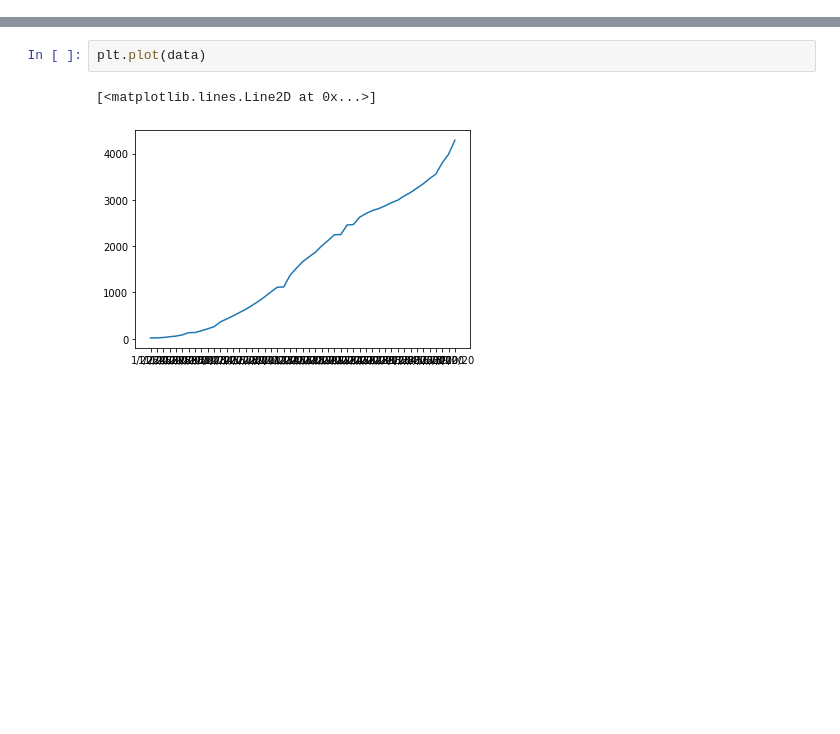
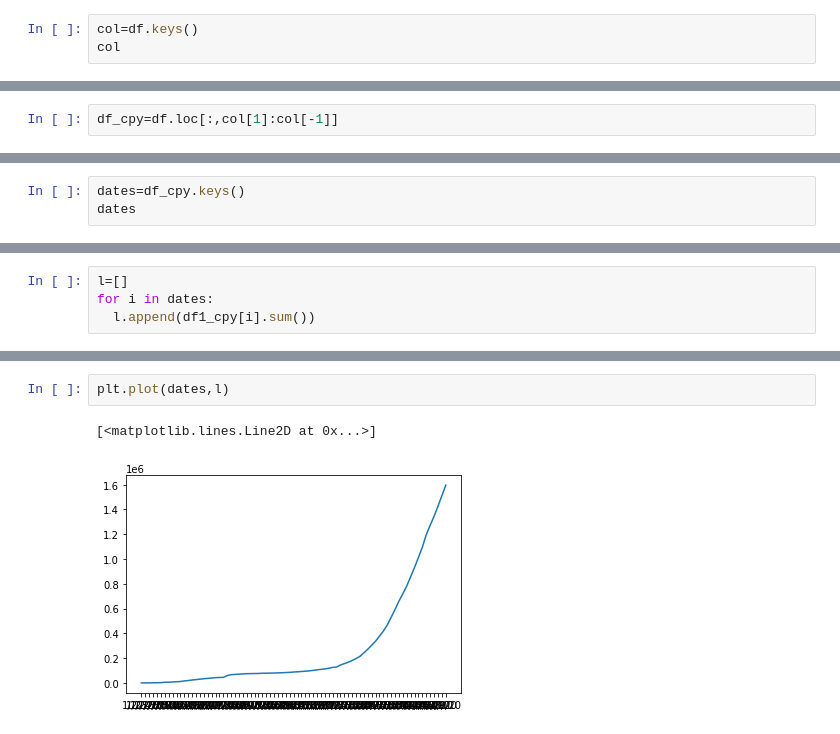
Before and after one commit to himanshu238/COVID-19, a Jupyter notebook: pro_corona.ipynb, the cells around one changed output, grey strips where cells are left out. Cells and saved outputs as stored; diff of their text form; blank space fills up the shorter version.

```diff
--- a/pro_corona.ipynb
+++ b/pro_corona.ipynb
@@ -24,0 +50,3 @@ print(data)
+# %%
+col=df.keys()
+col
@@ -25 +68,3 @@ print(data)
+# %%
+df_cpy=df.loc[:,col[1]:col[-1]]
 # %%
@@ -74,0 +82,3 @@ This plot shows us the number of death from 22/january/2020 to 10/march/2020
+# %%
+dates=df_cpy.keys()
+dates
@@ -74,0 +100,4 @@ This plot shows us the number of death from 22/january/2020 to 10/march/2020
+# %%
+l=[]
+for i in dates:
+  l.append(df1_cpy[i].sum())
@@ -75,5 +124,5 @@ This plot shows us the number of death from 22/january/2020 to 10/march/2020
 # %%
-plt.plot(data)
+plt.plot(dates,l)
 # %% [output]
 [<matplotlib.lines.Line2D at 0x...>]
-[figure, old version]
+[figure, new version]
```
Also changed, not shown: parts of 19 cells of this notebook, 3 other files.
